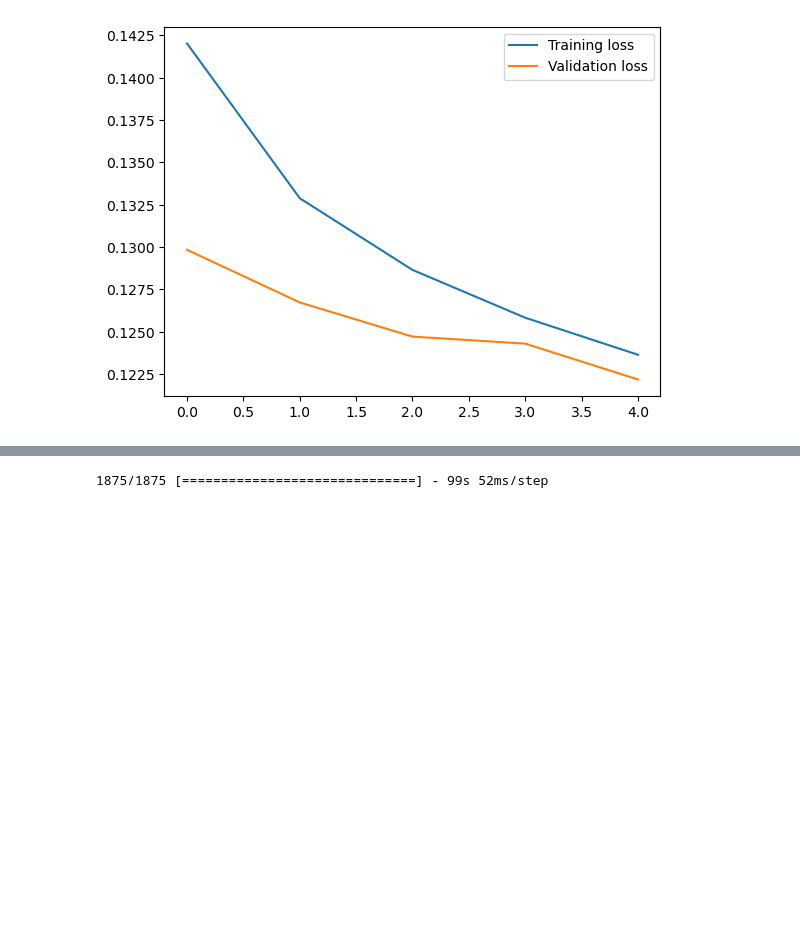
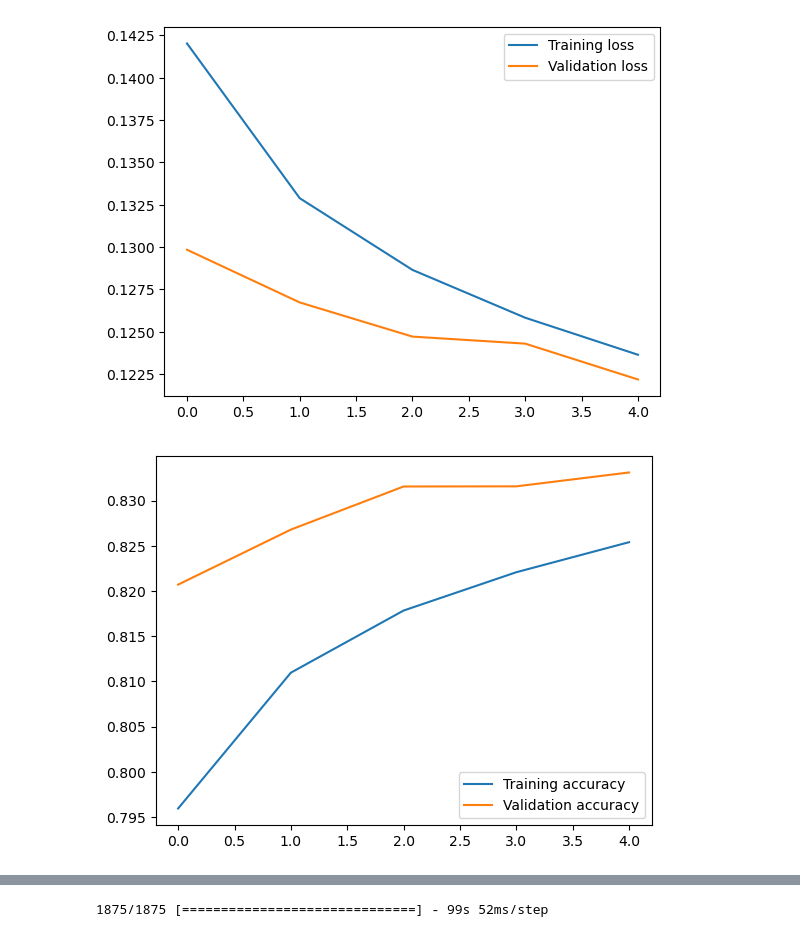
Before and after one commit to lattiric/ML_NN_Proj_02, a Jupyter notebook: final_notebook.ipynb, the cells around one changed output, grey strips where cells are left out. Saved outputs shown, nothing was run; the diff lists cells and outputs as text; code cells hidden in the pictures; blank space fills up the shorter version.

```diff
--- a/final_notebook.ipynb
+++ b/final_notebook.ipynb
@@ -389,3 +397,7 @@ Epoch 5/5
 plot_history(fine_tune_hist.history,'loss')
 # %% [output]
 [figure]
+# %%
+plot_history(fine_tune_hist.history,'accuracy')
+# %% [output]
+[figure, added]
```
Also changed, not shown: parts of 15 cells of this notebook.
